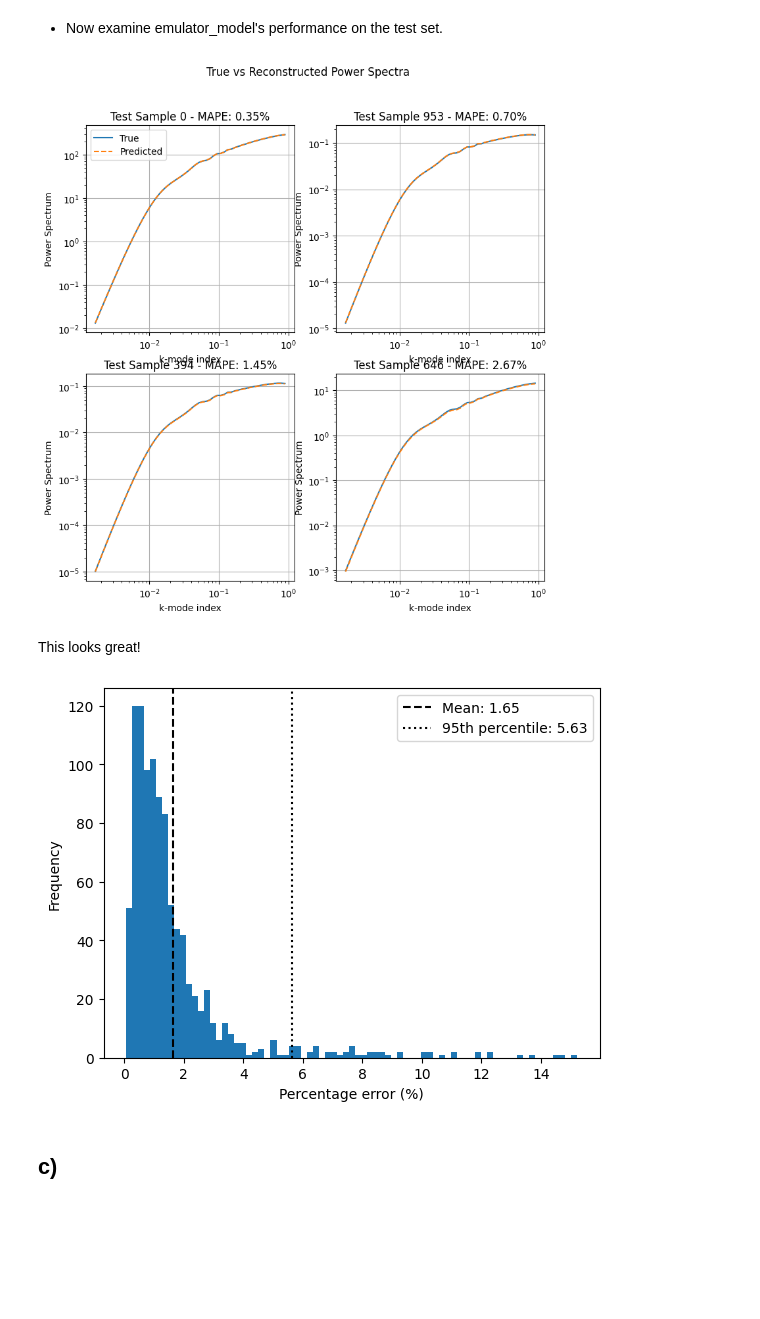
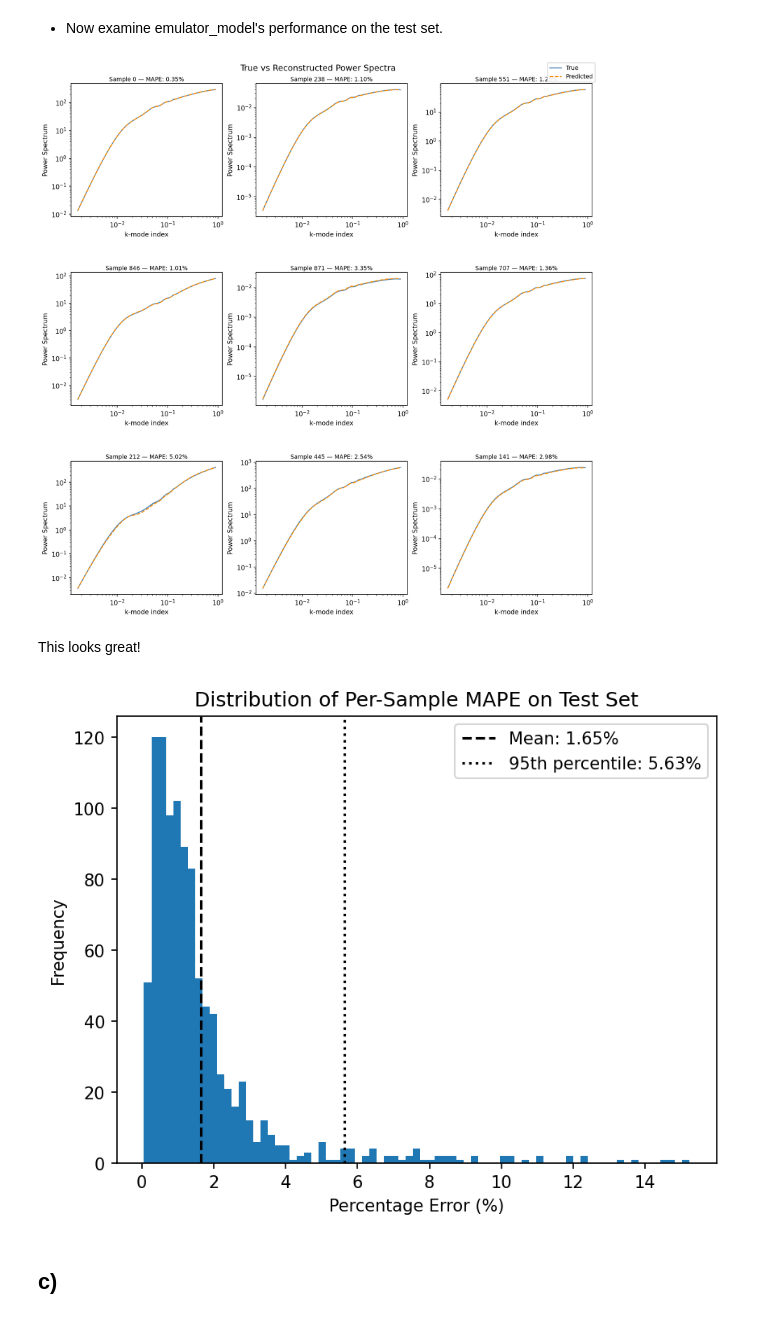
Before and after one commit to JoeyWee1/Machine-Learning-Enhanced-Inference-of-the-21-cm-Power-Spectrum-at-Cosmic-Dawn, a Jupyter notebook: ML_inference.ipynb, the cells around one changed output. Drawn from its saved outputs; the diff is of its cells as text; code cells hidden in the pictures; blank space fills up the shorter version.

```diff
--- a/ML_inference.ipynb
+++ b/ML_inference.ipynb
@@ -109,9 +109,9 @@ emulator_model.eval()
 with open("optuna_outputs/local_run/preprocessing_run50_reconstruction_log_1.65pct.pkl", "rb") as f:
     preproc = pickle.load(f)
 
-model_evaluation_data = evaluate_emulator(emulator_model, processed, device="cpu")
-print(f"The model mean frac error is {model_evaluation_data['mean_percentage_error']:.2f}%")
-print(f"The model 95th percentile frac error is {model_evaluation_data['p95_percentage_error']:.2f}%")
+emulator_evaluation_data = evaluate_emulator(emulator_model, processed, device="cpu")
+print(f"The model mean frac error is {emulator_evaluation_data['mean_percentage_error']:.2f}%")
+print(f"The model 95th percentile frac error is {emulator_evaluation_data['p95_percentage_error']:.2f}%")
 print(f"The best parameters are {checkpoint['best_params']}")
 # %% [output]
 The model mean frac error is 1.65%
@@ -120,19 +120,19 @@ The best parameters are {'num_layers': 3, 'hidden_dim': 128, 'lr': 0.00486064588
 # %% [markdown]
 - Now examine emulator_model's performance on the test set.
 # %%
-from helpers.plotting import plot_reconstructions
+from utils.emulator.plot import plot_emulator_test_reconstructions
 
-plot_reconstructions(model_evaluation_data, raw_data, 2)
+plot_emulator_test_reconstructions(emulator_evaluation_data, processed)
 # %% [output]
-[figure, old version]
+[figure, new version]
 # %% [markdown]
 This looks great!
 # %%
-from helpers.plotting import plot_mape_distribution
+from utils.emulator.plot import plot_mape_distribution
 
-plot_mape_distribution(model_evaluation_data)
+plot_mape_distribution(emulator_evaluation_data)
 # %% [output]
-[figure, old version]
+[figure, new version]
 # %% [markdown]
 ## c)
 # %%
```
Also changed, not shown: parts of 1 cell of this notebook, 2 other files.
